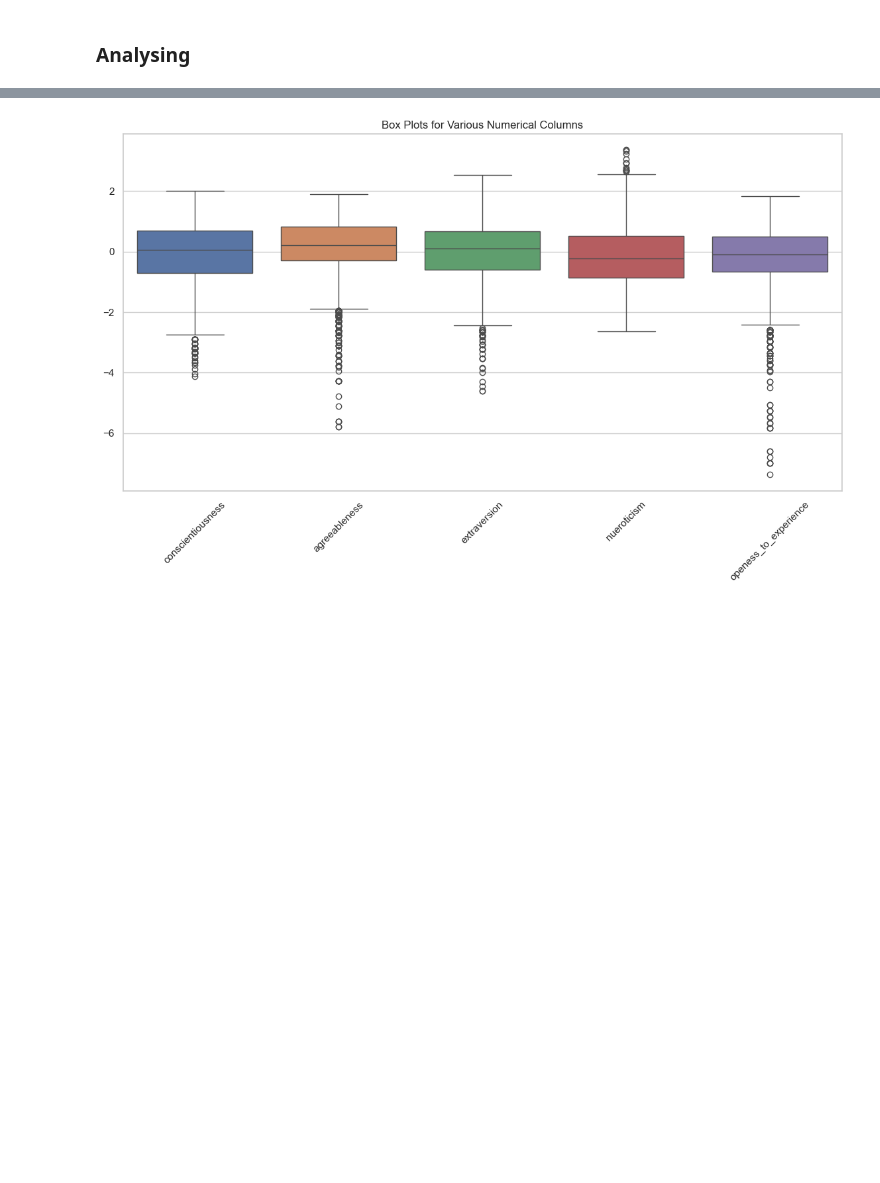
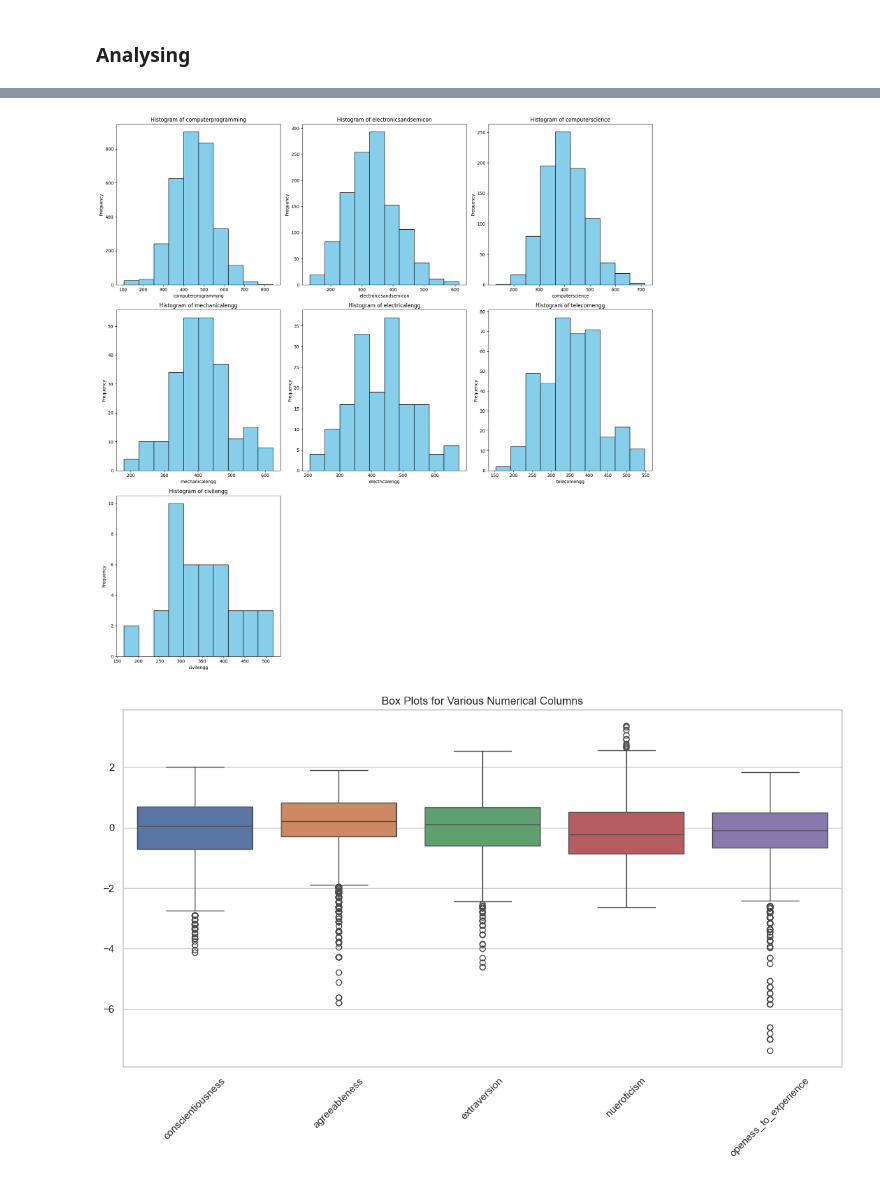
Before and after one commit to ritikseeker/EDA-on-AMCATDataset, a Jupyter notebook: EDA.ipynb, the cells around one changed output, grey strips where cells are left out. Drawn from its saved outputs; the diff is of its cells as text; code cells hidden in the pictures; blank space fills up the shorter version.

```diff
--- a/EDA.ipynb
+++ b/EDA.ipynb
@@ -1060,3 +1023,27 @@ plt.show()
+# %%
+columns_to_plot = ['computerprogramming', 'electronicsandsemicon', 'computerscience','mechanicalengg','electricalengg','telecomengg','civilengg']
+fig, axes = plt.subplots(nrows=3, ncols=3, figsize=(18, 18)) # 3 rows, 3 columns layout
+
+axes = axes.flatten() # Flatten the 2D array of axes into 1D for easier iteration
+# Loop through each column and its respective axis
+def columnValueRemover(row): # return NaN inplace of -1 values
+    if row != -1:
+        return row
+for i, column in enumerate(columns_to_plot):
+    axes[i].hist(df[column].apply(columnValueRemover).dropna(), color='skyblue',
+    edgecolor='black') # Plot histogram
+    axes[i].set_title(f'Histogram of {column}') # Set title for each subplot
+    axes[i].set_xlabel(column) # X-axis label
+    axes[i].set_ylabel('Frequency') # Y-axis label
+# Remove any unused subplots (if there are more axes than columns)
+for j in range(i+1, len(axes)):
+    fig.delaxes(axes[j])
+# Adjust layout to prevent overlapping
+plt.tight_layout()
+# Show the plot
+plt.show()
+# %% [output]
+[figure, added]
 # %%
 columns_to_plot = ['conscientiousness','agreeableness', 'extraversion', 'nueroticism', 'openess_to_experience']
 # Plot the box plot with valid columns
```
Also changed, not shown: parts of 3 cells of this notebook, 1 other file.
